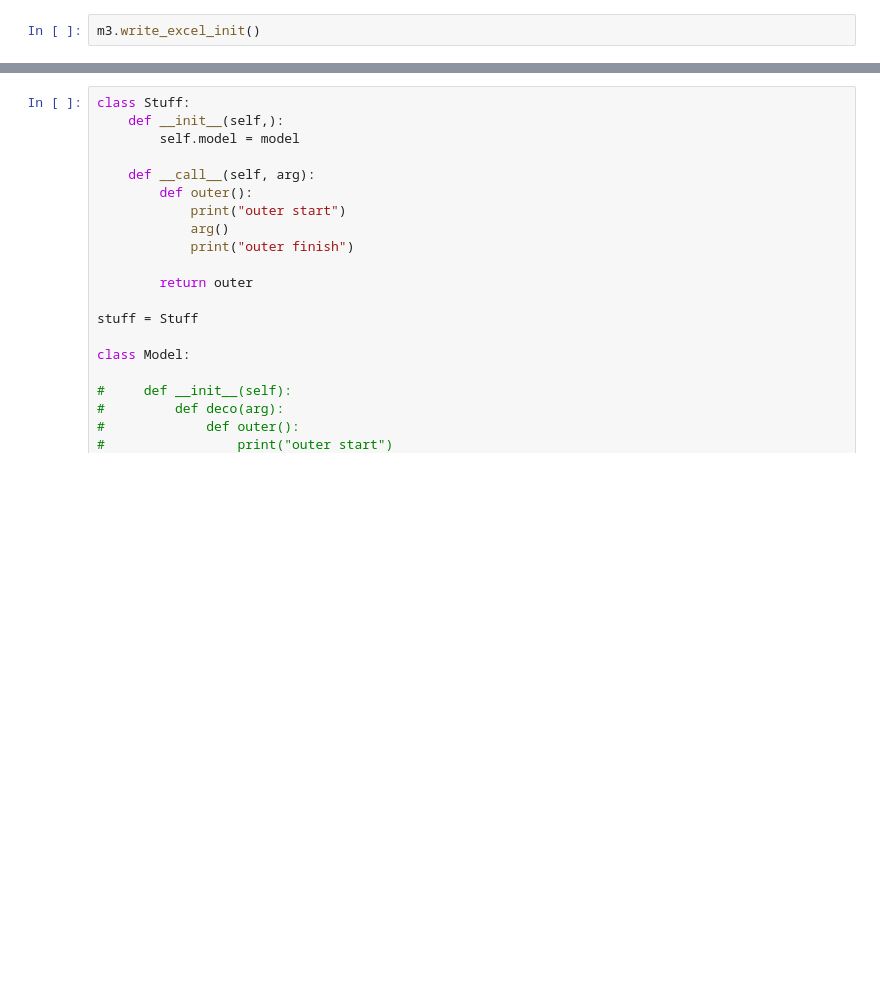
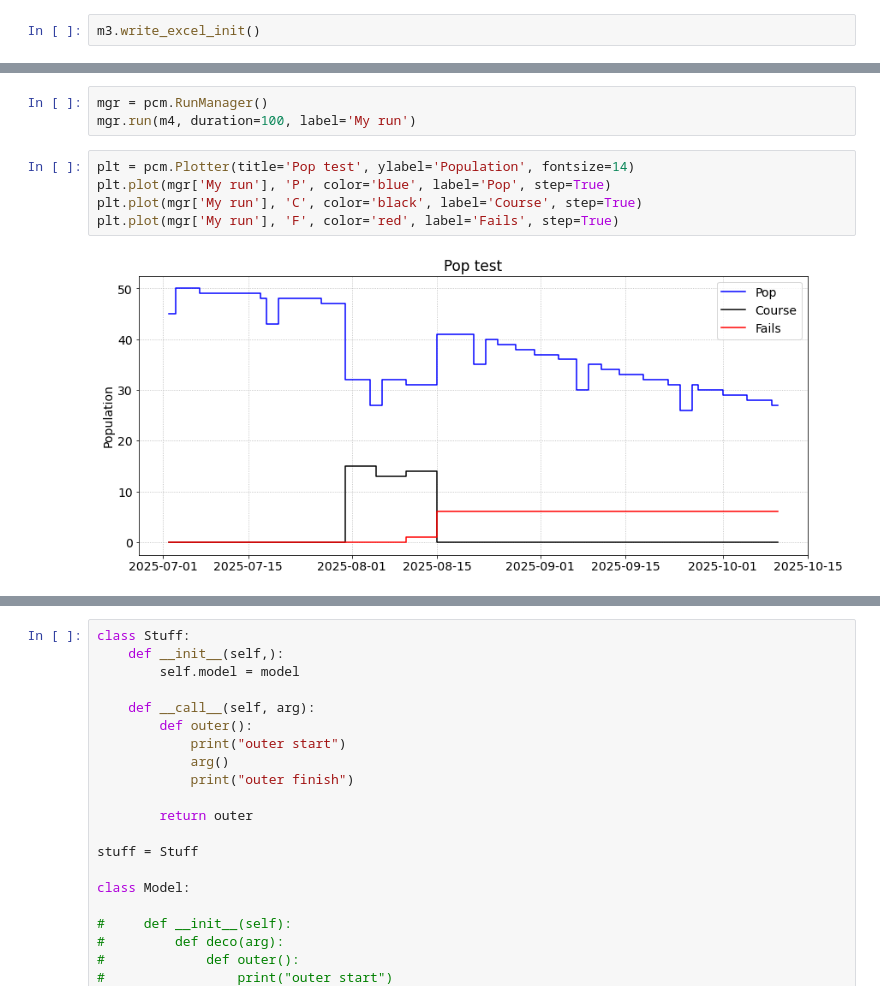
Before and after one commit to DND-DRDC-RDDC/OS_PyCoMod, a Jupyter notebook: test.ipynb, the cells around one changed output, grey strips where cells are left out. Cells and saved outputs as stored; diff of their text form; blank space fills up the shorter version.

```diff
--- a/test.ipynb
+++ b/test.ipynb
@@ -72,0 +147,10 @@ plt.plot(mgr['My run'], 'm.P2', color='black', label='Pop2')
+# %%
+mgr = pcm.RunManager()
+mgr.run(m4, duration=100, label='My run')
+# %%
+plt = pcm.Plotter(title='Pop test', ylabel='Population', fontsize=14)
+plt.plot(mgr['My run'], 'P', color='blue', label='Pop', step=True)
+plt.plot(mgr['My run'], 'C', color='black', label='Course', step=True)
+plt.plot(mgr['My run'], 'F', color='red', label='Fails', step=True)
+# %% [output]
+[figure, added]
```
Also changed, not shown: parts of 21 cells of this notebook, 4 other files.
